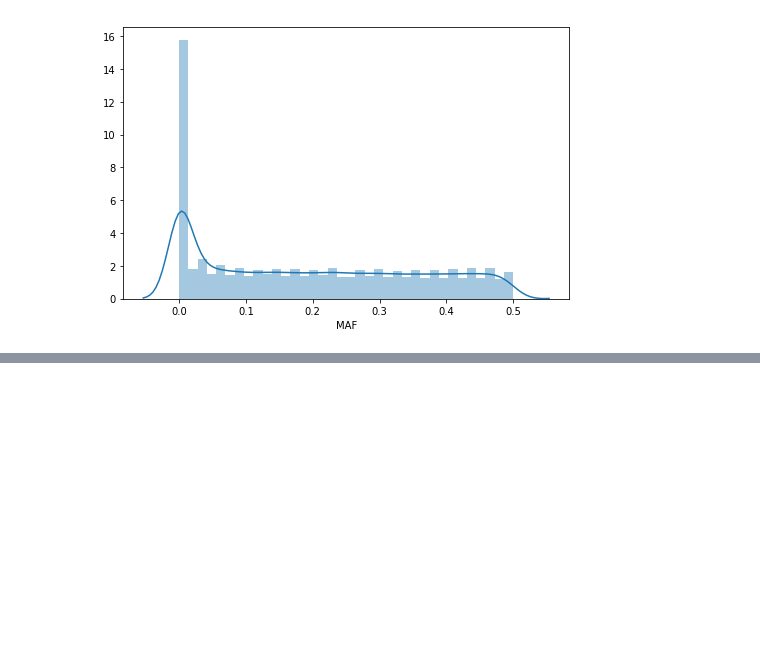
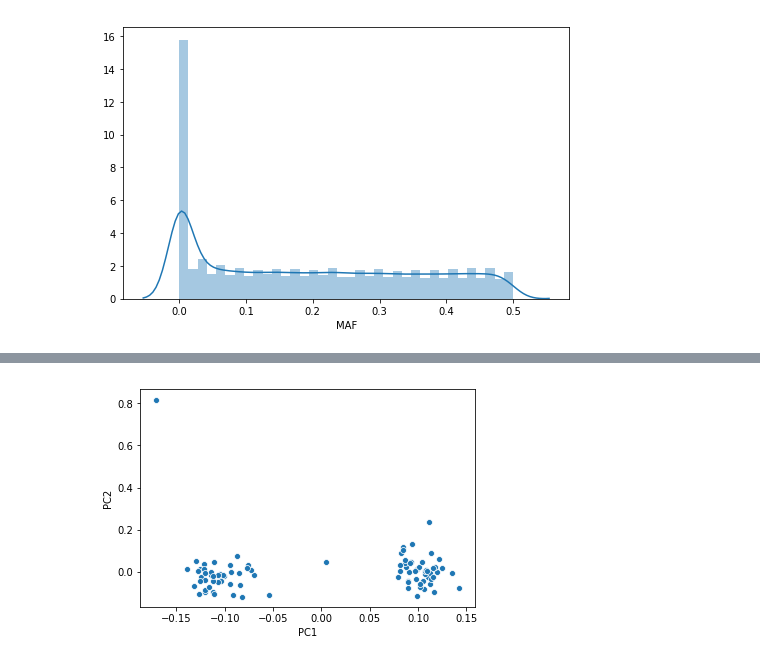
Before and after one commit to matthiaszeller/HBV, a Jupyter notebook: tutorial/HapMap.ipynb, the cells around one changed output, grey strips where cells are left out. Saved outputs shown, nothing was run; the diff lists cells and outputs as text; code cells hidden in the pictures; blank space fills up the shorter version.

```diff
--- a/tutorial/HapMap.ipynb
+++ b/tutorial/HapMap.ipynb
@@ -130,0 +198,5 @@ plt.savefig("figures/maf_distrib.png");
+# %%
+# Import the eigenvectors into a DataFrame
+df_pca = pd.read_csv("hapmap1/pca.eigenvec", sep="\s+")
+print(df_pca.shape)
+df_pca.head()
@@ -130,0 +211,4 @@ plt.savefig("figures/maf_distrib.png");
+# %%
+sns.scatterplot(x='PC1', y='PC2', data=df_pca);
+# %% [output]
+[figure, added]
```
Also changed, not shown: parts of 12 cells of this notebook.
